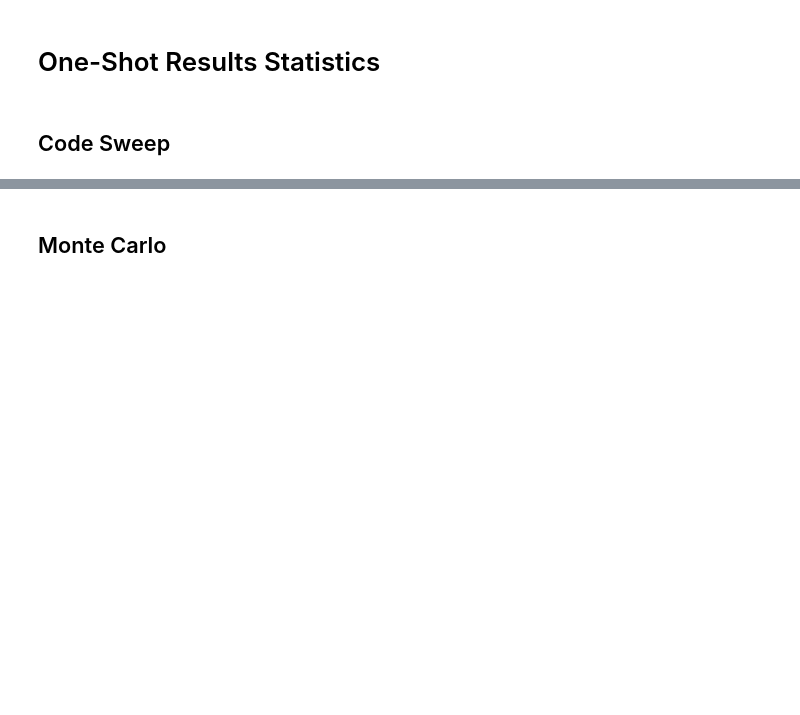
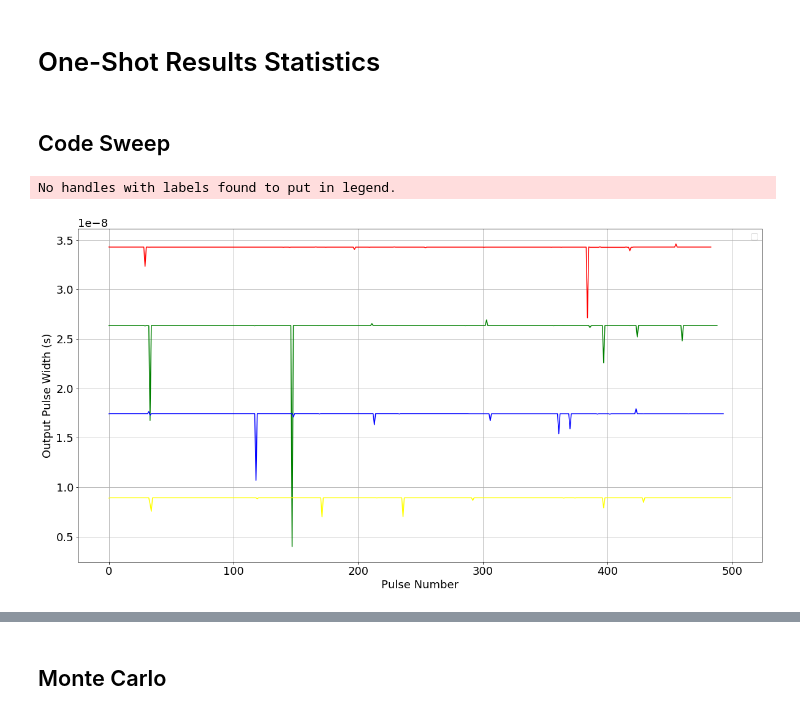
Before and after one commit to iiSmiley/span-ion-code, a Jupyter notebook: scratchpad_ll.ipynb, the cells around one changed output, grey strips where cells are left out. Cells and saved outputs as stored; diff of their text form; code cells hidden in the pictures; blank space fills up the shorter version.

```diff
--- a/scratchpad_ll.ipynb
+++ b/scratchpad_ll.ipynb
@@ -463,18 +483,25 @@ pulse_widths_lists = [get_pulse_widths(**pulse_widths_spec) for pulse_widths_spe
 # %%
 # Plotting
 figsize = (20, 10)
 
 fig, ax = plt.subplots(figsize=figsize)
-ax.plot(pulse_widths_lists[0], 'red', label='3')
-ax.plot(pulse_widths_lists[1], 'green', label='2')
-ax.plot(pulse_widths_lists[2], 'blue', label='1')
-ax.plot(pulse_widths_lists[3], 'yellow', label='0')
+color_cycle = ['red', 'green', 'blue', 'yellow', 'black']
+for i,pulse_width_list in enumerate(pulse_widths_lists):
+    ax.plot(pulse_width_list, color_cycle[i])
+# ax.plot(pulse_widths_lists[0], 'red', label='3')
+# ax.plot(pulse_widths_lists[1], 'green', label='2')
+# ax.plot(pulse_widths_lists[2], 'blue', label='1')
+# ax.plot(pulse_widths_lists[3], 'yellow', label='0')
+# ax.plot(pulse_widths_lists[4], 'black', label='no')
 
 ax.set_xlabel('Pulse Number')
 ax.set_ylabel('Output Pulse Width (s)')
 ax.legend()
 # ax.set_title(f'Mean = {np.average(pulse_width_list)*1e9} ns\nStdDev = {np.std(pulse_width_list)*1e9} ns')
 ax.grid(True)
+# %% [output]
+No handles with labels found to put in legend.
+[figure, added]
 # %%
 # Histogram
 figsize = (20, 5)
```
Also changed, not shown: parts of 18 cells of this notebook, 2 other files.
